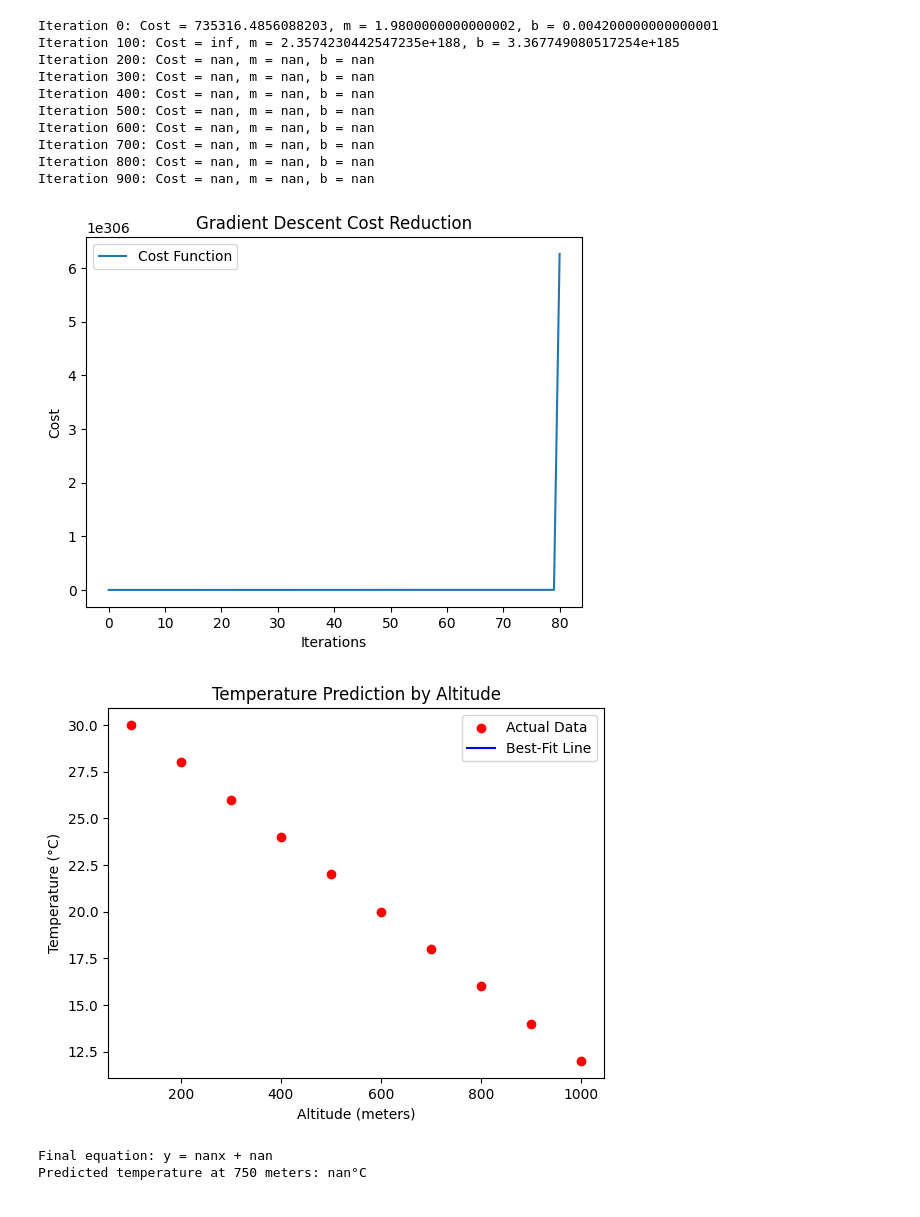
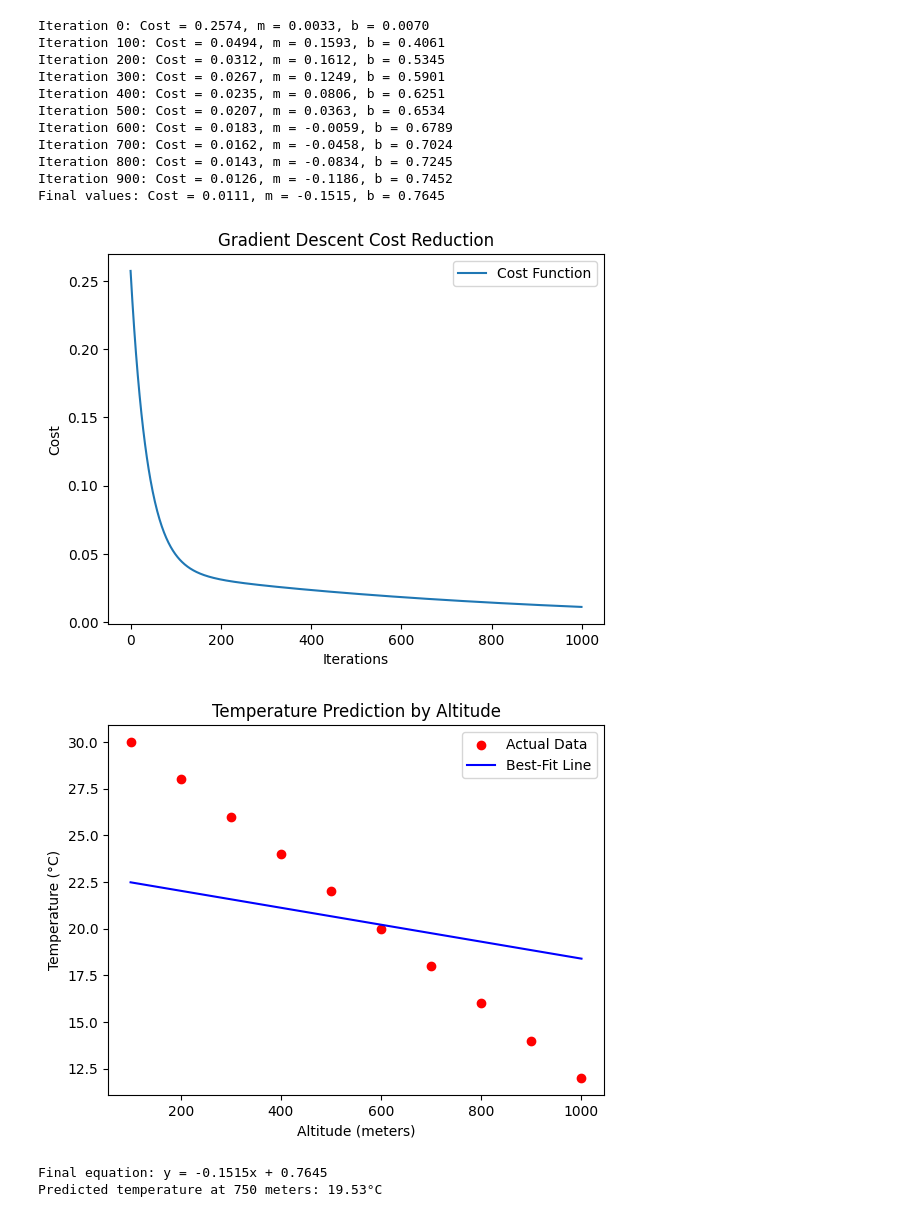
Before and after one commit to KesteHarshada87/ANN, a Jupyter notebook: expt2_2.ipynb, the cells around one changed output. Cells and saved outputs as stored; diff of their text form; code cells hidden in the pictures.

```diff
--- a/expt2_2.ipynb
+++ b/expt2_2.ipynb
@@ -8,10 +8,14 @@ import matplotlib.pyplot as plt
 X = np.array([100, 200, 300, 400, 500, 600, 700, 800, 900, 1000])  # Altitude in meters
 Y = np.array([30, 28, 26, 24, 22, 20, 18, 16, 14, 12])  # Temperature in degrees Celsius
 
+# Normalize X and Y for better convergence
+X_normalized = X / max(X)
+Y_normalized = Y / max(Y)
+
 # Initialize parameters
 m = 0  # Slope
 b = 0  # Intercept
-learning_rate = 0.0001
+learning_rate = 0.005
 iterations = 1000
 n = len(X)  # Number of data points
 
@@ -34,53 +38,61 @@ def gradient_descent(X, Y, m, b, learning_rate, iterations):
         cost_history.append(cost)
 
         if i % 100 == 0:
-            print(f"Iteration {i}: Cost = {cost}, m = {m}, b = {b}")
+            print(f"Iteration {i}: Cost = {cost:.4f}, m = {m:.4f}, b = {b:.4f}")
 
     return m, b, cost_history
 
 # Train the model
-m, b, cost_history = gradient_descent(X, Y, m, b, learning_rate, iterations)
+m, b, cost_history = gradient_descent(X_normalized, Y_normalized, m, b, learning_rate, iterations)
+
+# Print final values
+print(f"Final values: Cost = {cost_history[-1]:.4f}, m = {m:.4f}, b = {b:.4f}")
 
 # Plot cost function convergence
 plt.plot(range(iterations), cost_history, label='Cost Function')
 plt.xlabel('Iterations')
 plt.ylabel('Cost')
 plt.title('Gradient Descent Cost Reduction')
 plt.legend()
 plt.show()
 
 # Plot the best-fit line
 plt.scatter(X, Y, color='red', label='Actual Data')
-plt.plot(X, m * X + b, color='blue', label='Best-Fit Line')
+# Generate x values for the best-fit line
+x_line = np.linspace(min(X), max(X), 100)
+# Predict corresponding y values using the normalized model
+y_line = (m * (x_line / max(X)) + b) * max(Y)
+plt.plot(x_line, y_line, color='blue', label='Best-Fit Line')
 plt.xlabel('Altitude (meters)')
 plt.ylabel('Temperature (°C)')
 plt.title('Temperature Prediction by Altitude')
 plt.legend()
 plt.show()
 
 # Print final equation
 print(f"Final equation: y = {m:.4f}x + {b:.4f}")
 
 # Predict function
 def predict(altitude):
-    return m * altitude + b
+    return (m * (altitude / max(X)) + b) * max(Y)
 
 # Example Prediction
 altitude_level = 750
 predicted_temperature = predict(altitude_level)
 print(f"Predicted temperature at {altitude_level} meters: {predicted_temperature:.2f}°C")
 # %% [output]
-Iteration 0: Cost = 735316.4856088203, m = 1.9800000000000002, b = 0.004200000000000001
-Iteration 100: Cost = inf, m = 2.3574230442547235e+188, b = 3.367749080517254e+185
-Iteration 200: Cost = nan, m = nan, b = nan
-Iteration 300: Cost = nan, m = nan, b = nan
-Iteration 400: Cost = nan, m = nan, b = nan
-Iteration 500: Cost = nan, m = nan, b = nan
-Iteration 600: Cost = nan, m = nan, b = nan
-Iteration 700: Cost = nan, m = nan, b = nan
-Iteration 800: Cost = nan, m = nan, b = nan
-Iteration 900: Cost = nan, m = nan, b = nan
+Iteration 0: Cost = 0.2574, m = 0.0033, b = 0.0070
+Iteration 100: Cost = 0.0494, m = 0.1593, b = 0.4061
+Iteration 200: Cost = 0.0312, m = 0.1612, b = 0.5345
+Iteration 300: Cost = 0.0267, m = 0.1249, b = 0.5901
+Iteration 400: Cost = 0.0235, m = 0.0806, b = 0.6251
+Iteration 500: Cost = 0.0207, m = 0.0363, b = 0.6534
+Iteration 600: Cost = 0.0183, m = -0.0059, b = 0.6789
+Iteration 700: Cost = 0.0162, m = -0.0458, b = 0.7024
+Iteration 800: Cost = 0.0143, m = -0.0834, b = 0.7245
+Iteration 900: Cost = 0.0126, m = -0.1186, b = 0.7452
+Final values: Cost = 0.0111, m = -0.1515, b = 0.7645
-[figure, old version]
+[figure, new version]
-[figure, old version]
+[figure, new version]
-Final equation: y = nanx + nan
-Predicted temperature at 750 meters: nan°C
+Final equation: y = -0.1515x + 0.7645
+Predicted temperature at 750 meters: 19.53°C
```
